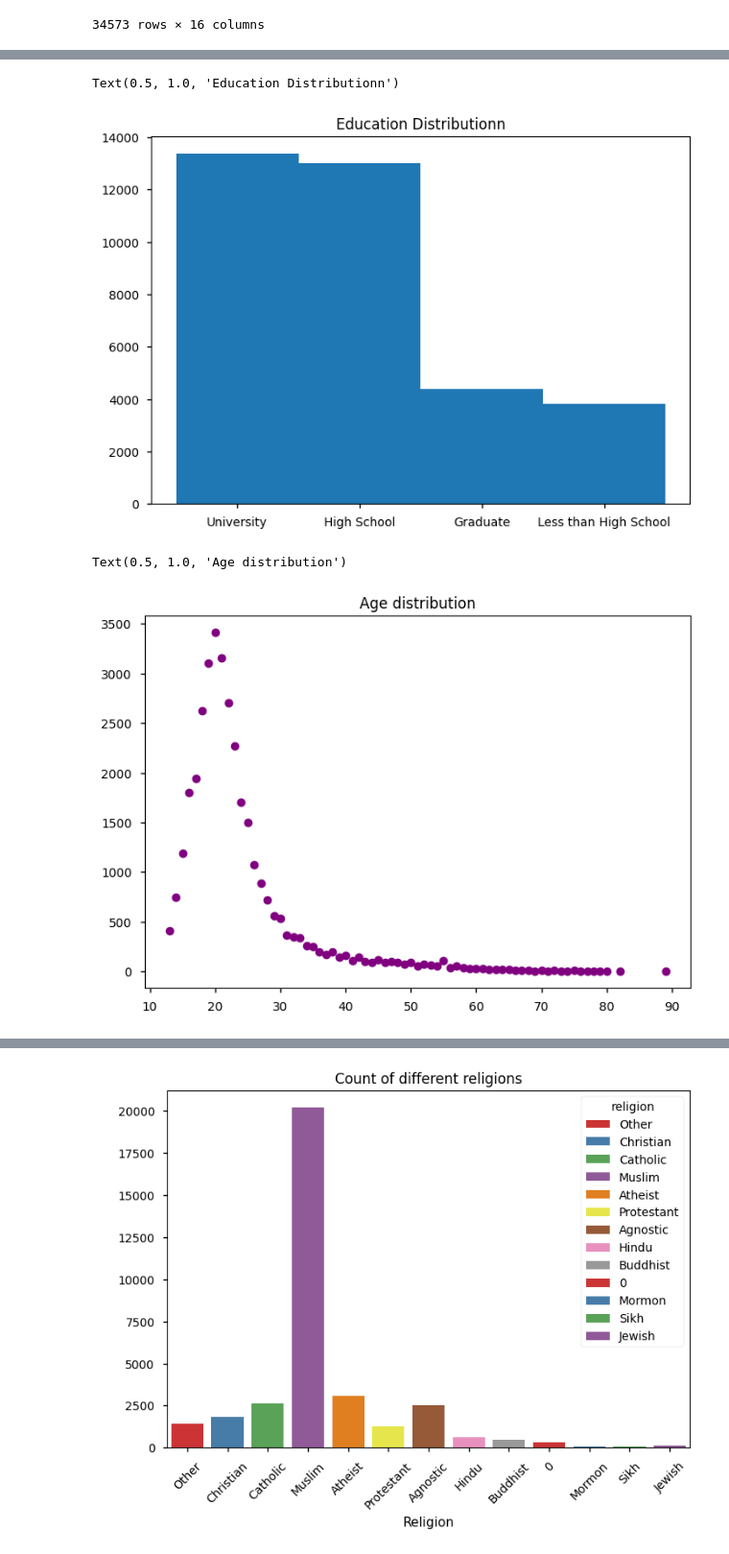
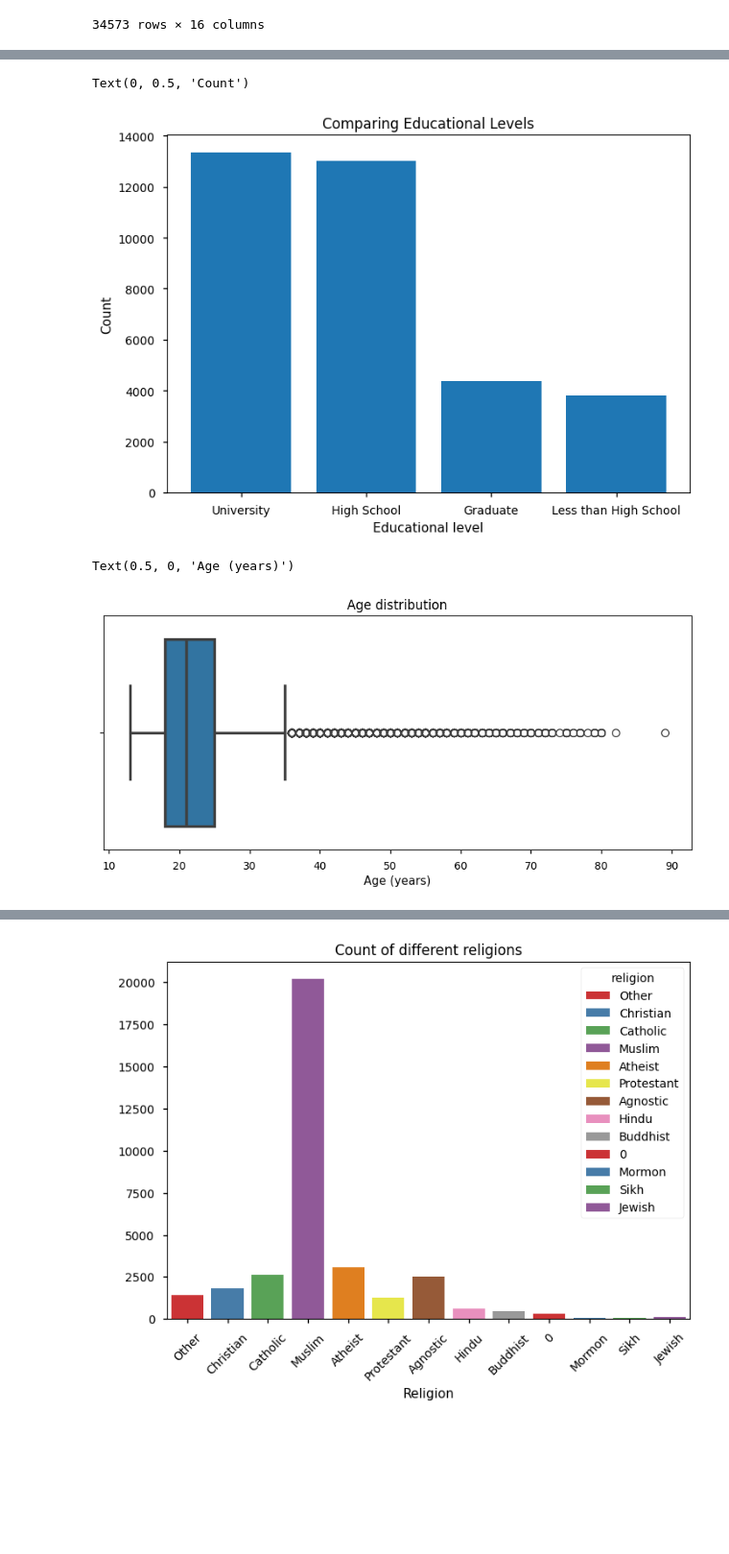
Before and after one commit to JRI11930/DASS-Responses-Analysis, a Jupyter notebook: notebooks/depression.ipynb, the cells around one changed output, grey strips where cells are left out. Shown at 96% size. Cells and saved outputs as stored; diff of their text form; code cells hidden in the pictures; blank space fills up the shorter version.

```diff
--- a/notebooks/depression.ipynb
+++ b/notebooks/depression.ipynb
@@ -526,17 +519,26 @@ ax.pie(df2.married.value_counts().values, labels=df2.married.value_counts().inde
 x = df2.education.value_counts().index
 y = df2.education.value_counts().values
 
-plt.bar(x, y, width=1)
-plt.title("Education Distributionn")
+plt.bar(x, y)
+plt.title("Comparing Educational Levels")
+plt.xlabel("Educational level")
+plt.ylabel("Count")
 # %% [output]
-Text(0.5, 1.0, 'Education Distributionn')
+Text(0, 0.5, 'Count')
-[figure, old version]
+[figure, new version]
 # %%
 #Now let's see the distribution of ages of people who answered the questionnaire (hypothesis 2)
 
-plt.plot(df2.age.value_counts().index, df2.age.value_counts().values, 'o', color= 'purple')
+#plt.plot(df2.age.value_counts().index, df2.age.value_counts().values, 'o', color= 'purple')
+#plt.title("Age distribution")
+#print(df2.age.value_counts())
+#plt.boxplot(x=df2.age.value_counts().index, vert=False)
+#plt.legend()
+plt.figure(figsize=(10,4))
 plt.title("Age distribution")
+sns.boxplot(x='age', data=df2, linewidth=2.5)
+plt.xlabel("Age (years)")
 # %% [output]
-Text(0.5, 1.0, 'Age distribution')
+Text(0.5, 0, 'Age (years)')
-[figure, old version]
+[figure, new version]
 # %%
```
Also changed, not shown: parts of 5 cells of this notebook.
